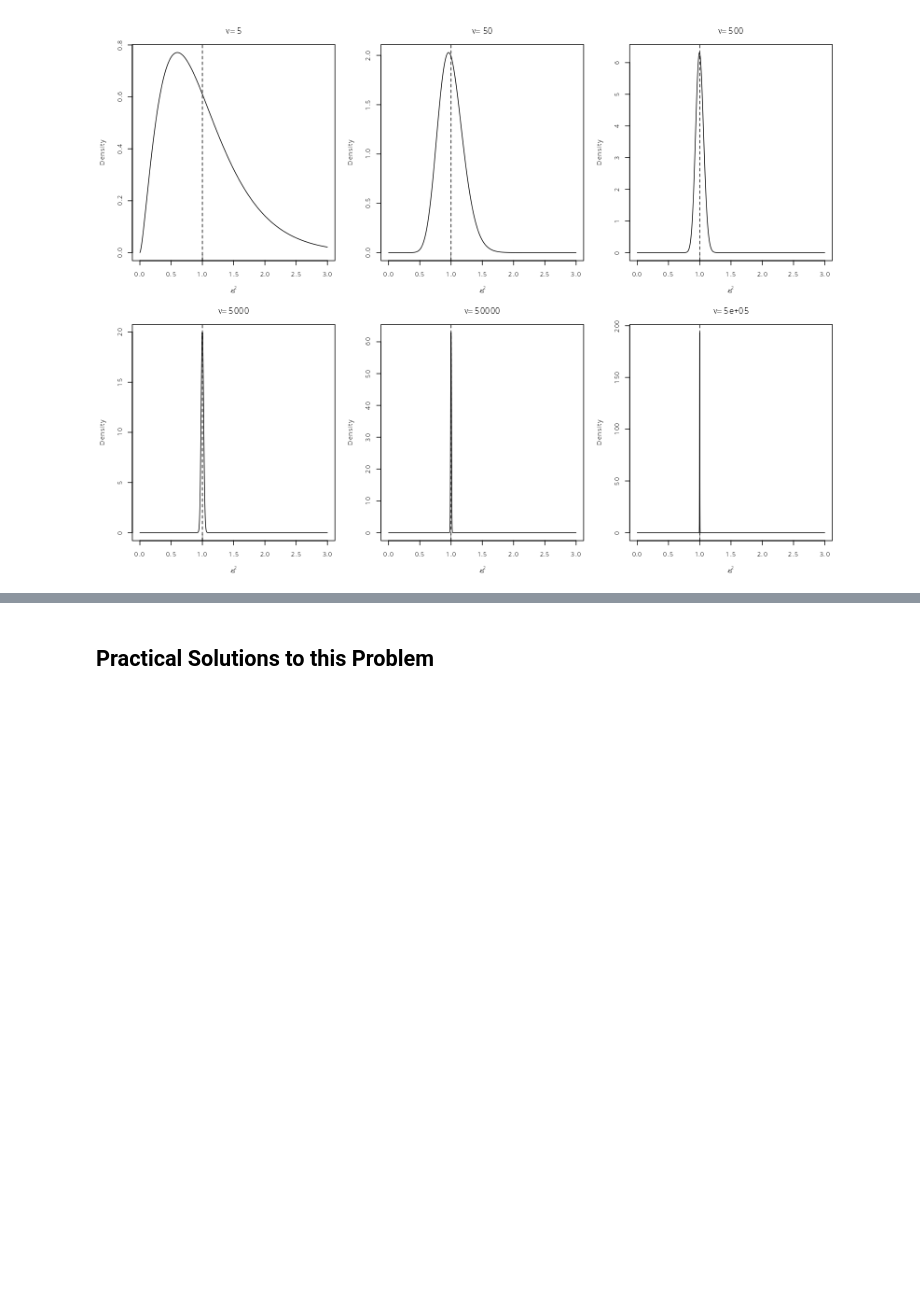
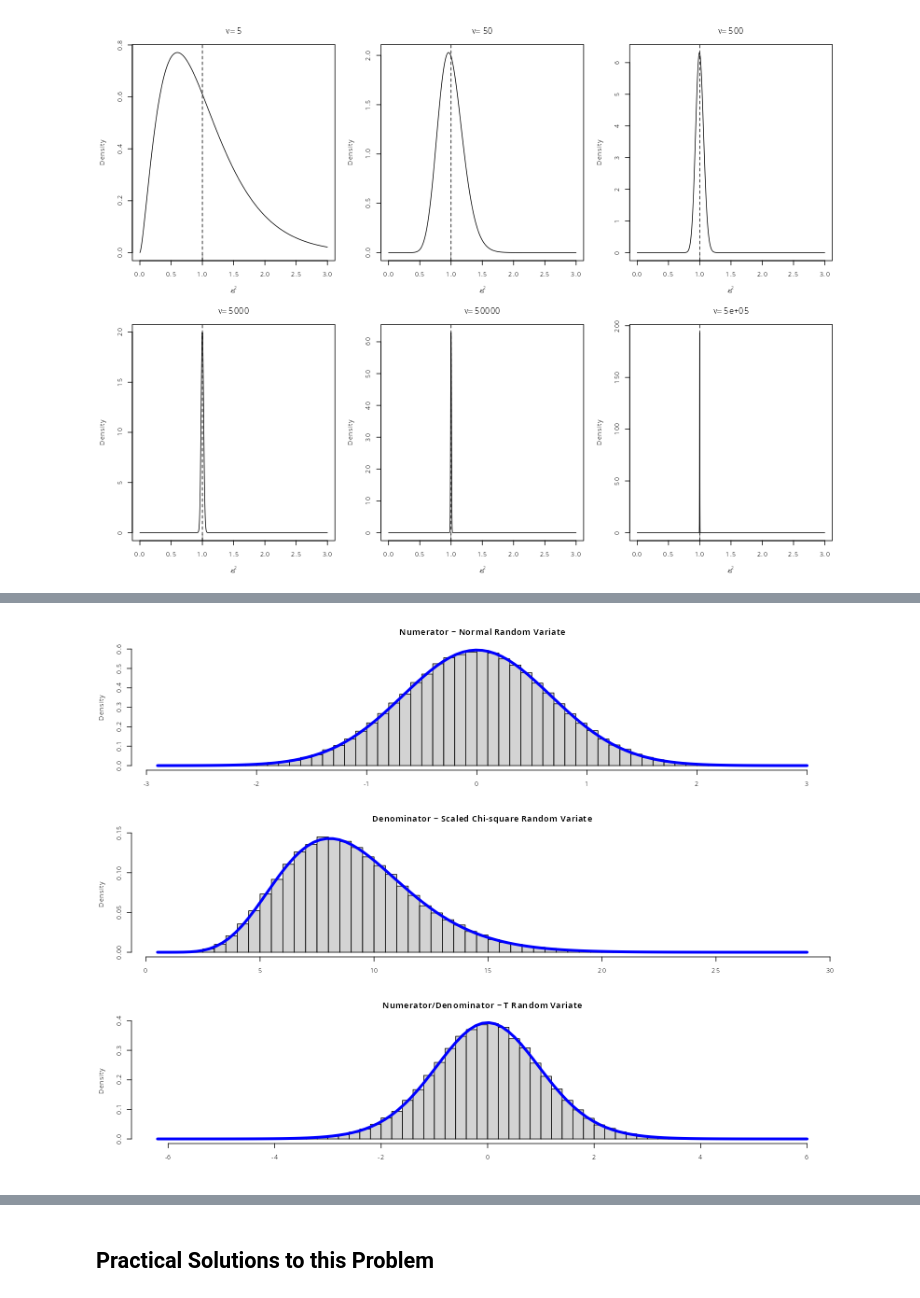
Before and after one commit to PCHN63112-Mixed-Models/mixed-effects-intro, a Jupyter notebook: _build/jupyter_execute/1.estimating-sigma.ipynb, the cells around one changed output, grey strips where cells are left out. Drawn from its saved outputs; the diff is of its cells as text; code cells hidden in the pictures; blank space fills up the shorter version.

```diff
--- a/_build/jupyter_execute/1.estimating-sigma.ipynb
+++ b/_build/jupyter_execute/1.estimating-sigma.ipynb
@@ -171,0 +175,42 @@ So, how does this connect to the null distribution of the test statistic? Well,
+# %%
+set.seed(555)
+
+sigma   <- 3               # population standard deviation
+sigma2  <- sigma^2         # population variance
+n       <- 20              # sample size
+nu      <- n - 1           # degrees of freedom
+n.sim   <- 2e5             # number of simulations
+std.err <- sigma / sqrt(n) # true standard error
+
+# Numerator: sampling distribution of the mean (assuming the null is TRUE)
+numerator <- rnorm(n.sim, mean=0, sd=std.err)
+
+# Denominator: sampling distribution of the variance
+denominator <- sigma2/nu * rchisq(n.sim, df=nu) # scaled chi^2
+
+# t-statistic
+T <- numerator / sqrt(denominator/n)
+
+par(mfrow=c(3,1), mar=c(4,4,3,1))
+
+# 1. Sampling distribution of the numerator
+hist(numerator, breaks=50, freq=FALSE,
+     main='Numerator ~ Normal Random Variate',
+     xlab='')
+curve(dnorm(x, sd=sigma/sqrt(n)), add=TRUE, lwd=4, col='blue')
+
+# 2. Sample distribution of the denominator
+hist(denominator, breaks=50, freq=FALSE,
+     main='Denominator ~ Scaled Chi-square Random Variate',
+     xlab='')
+curve((nu/sigma2)*dchisq((nu/sigma2)*x, df=nu), add=TRUE, lwd=4, col="blue")
+
+# 4. Resulting t-statistic
+hist(T, breaks=50, freq=FALSE,
+     main='Numerator/Denominator ~ T Random Variate',
+     xlab='')
+curve(dt(x,df=nu), add=TRUE, lwd=4, col='blue')
+
+par(mfrow=c(1,1))
+# %% [output]
+[figure, added]
```
Also changed, not shown: parts of 15 cells of this notebook, 15 other files.
